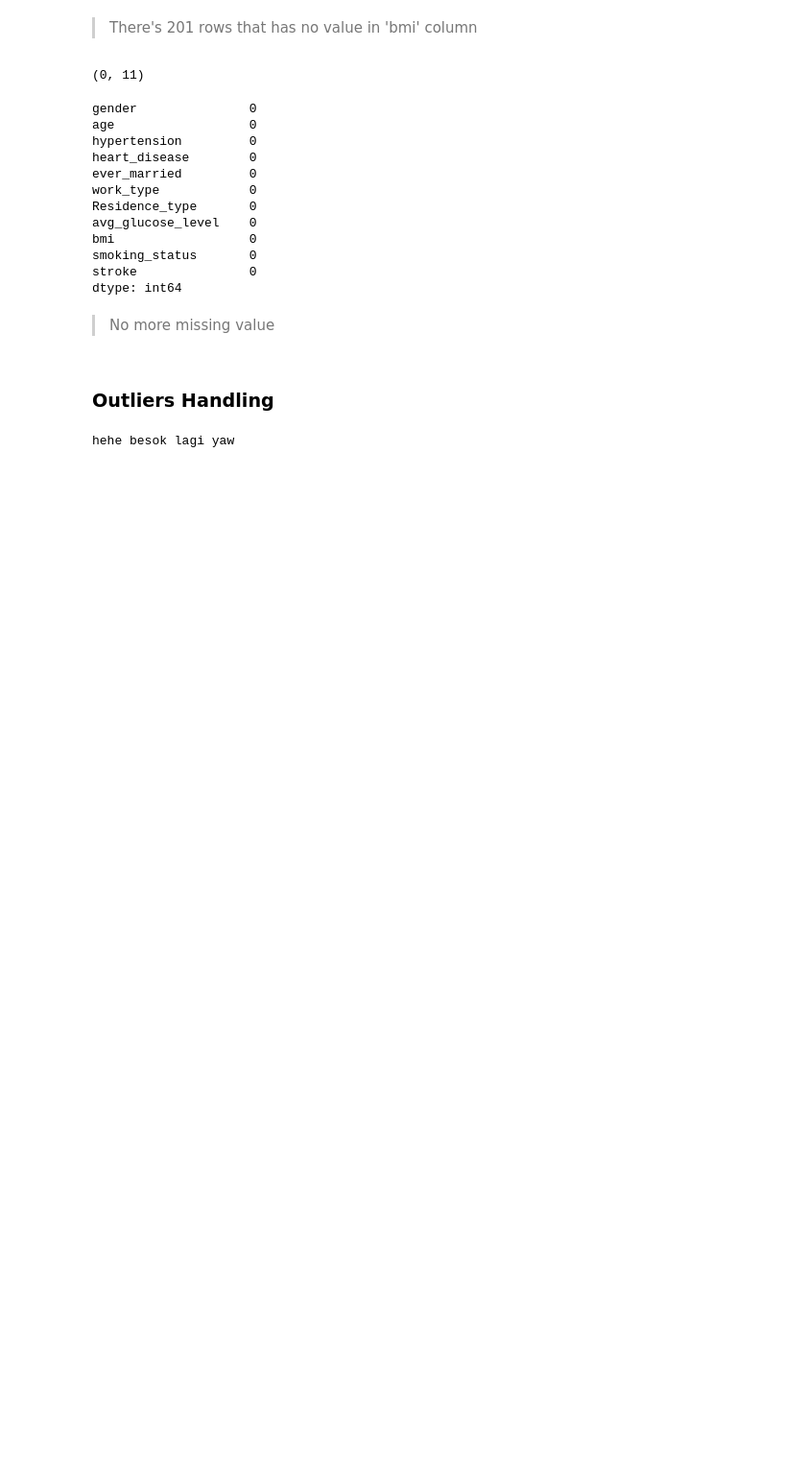
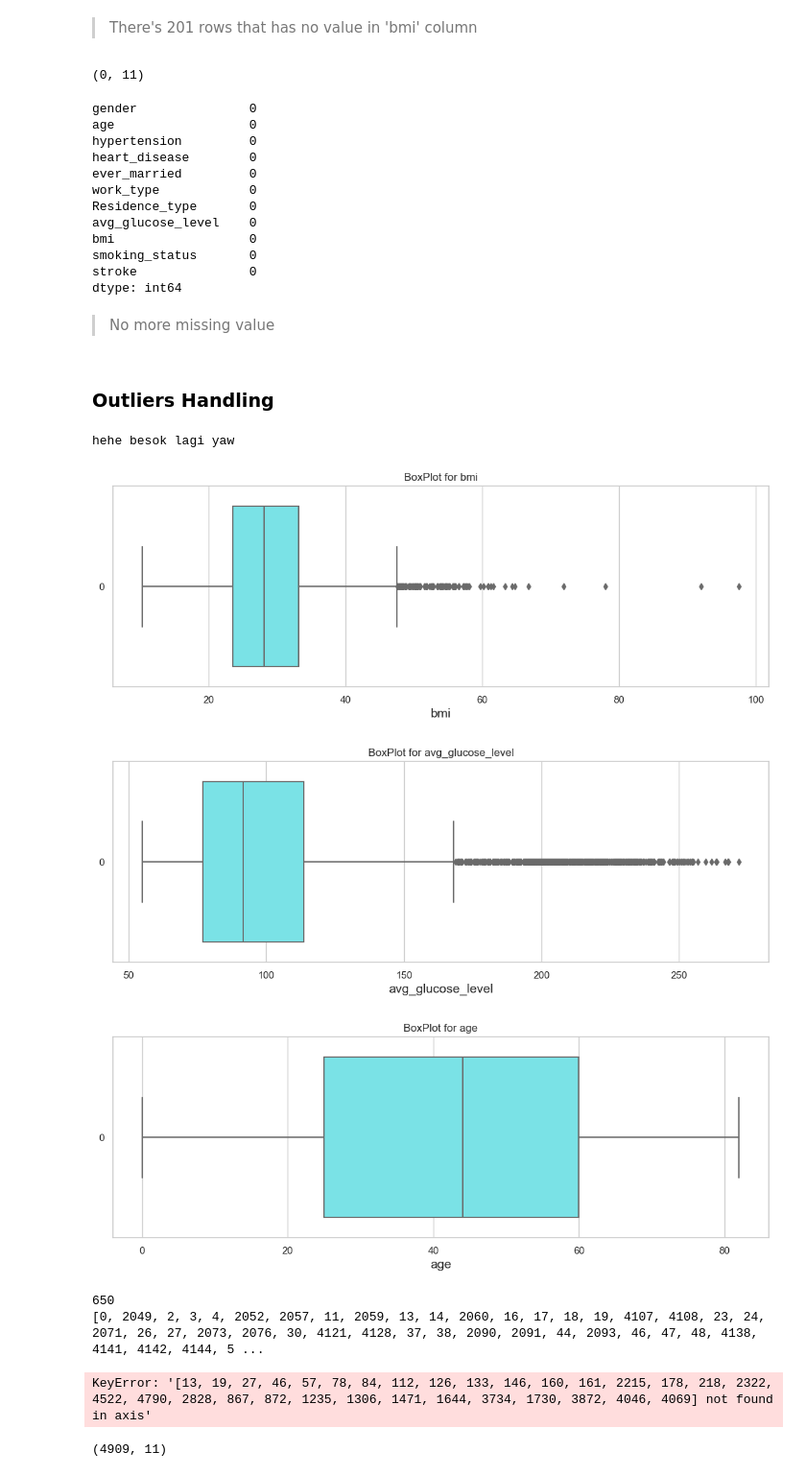
Before and after one commit to ensiklopedical/classification-ml-stroke, a Jupyter notebook: Classification Model - Stroke.ipynb, the cells around one changed output. Shown at 96% size. Drawn from its saved outputs; the diff is of its cells as text; code cells hidden in the pictures; blank space fills up the shorter version.

```diff
--- a/Classification Model - Stroke.ipynb
+++ b/Classification Model - Stroke.ipynb
@@ -395,3 +395,49 @@ dtype: int64
 print("hehe besok lagi yaw")
 # %% [output]
 hehe besok lagi yaw
+# %%
+columns = ['bmi', 'avg_glucose_level', 'age']
+
+for col in columns:
+    fig = plt.figure(figsize=(13,4))
+    sns.boxplot(df[col], orient='h', color='#68f3f8')
+    plt.title('BoxPlot for ' + col , fontsize=12)
+    plt.xlabel(col , fontsize=14)
+    plt.show()
+# %% [output]
+[figure, added]
+[figure, added]
+[figure, added]
+# %%
+index_list = []
+
+for col in columns:
+    Q1 = df[col].quantile(0.25)
+    Q3 = df[col].quantile(0.75)
+    IQR = Q3 - Q1
+
+    lower = Q1 - 1.5*IQR
+    upper = Q3 + 1.5*IQR
+
+    upper_array = np.where(df[col]>=upper)[0]
+    lower_array = np.where(df[col]<=lower)[0]
+
+    for i in range(len(upper_array)):
+        index_list.append(upper_array[i])
+    for j in range(len(lower_array)):
+        index_list.append(lower_array[j])
+
+index_list = list(set(index_list))
+print(len(index_list))
+print(index_list)
+# %% [output]
+650
+[0, 2049, 2, 3, 4, 2052, 2057, 11, 2059, 13, 14, 2060, 16, 17, 18, 19, 4107, 4108, 23, 24, 2071, 26, 27, 2073, 2076, 30, 4121, 4128, 37, 38, 2090, 2091, 44, 2093, 46, 47, 48, 4138, 4141, 4142, 4144, 5 ...
+# %%
+df.drop(index=index_list, axis=0, inplace=True)
+# %% [output]
+KeyError: '[13, 19, 27, 46, 57, 78, 84, 112, 126, 133, 146, 160, 161, 2215, 178, 218, 2322, 4522, 4790, 2828, 867, 872, 1235, 1306, 1471, 1644, 3734, 1730, 3872, 4046, 4069] not found in axis'
+# %%
+df.shape
+# %% [output]
+(4909, 11)
```
Also changed, not shown: parts of 2 cells of this notebook.
